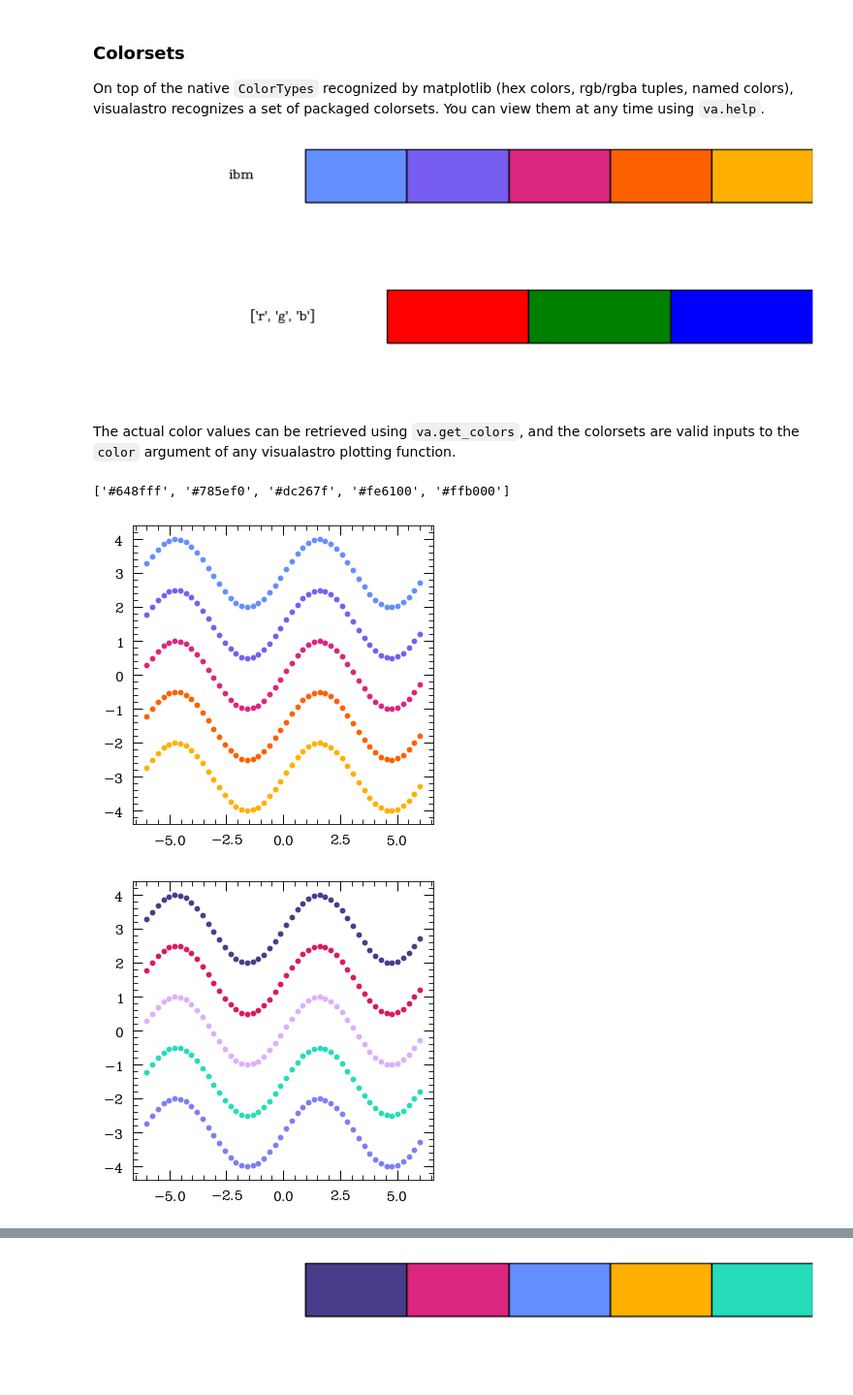
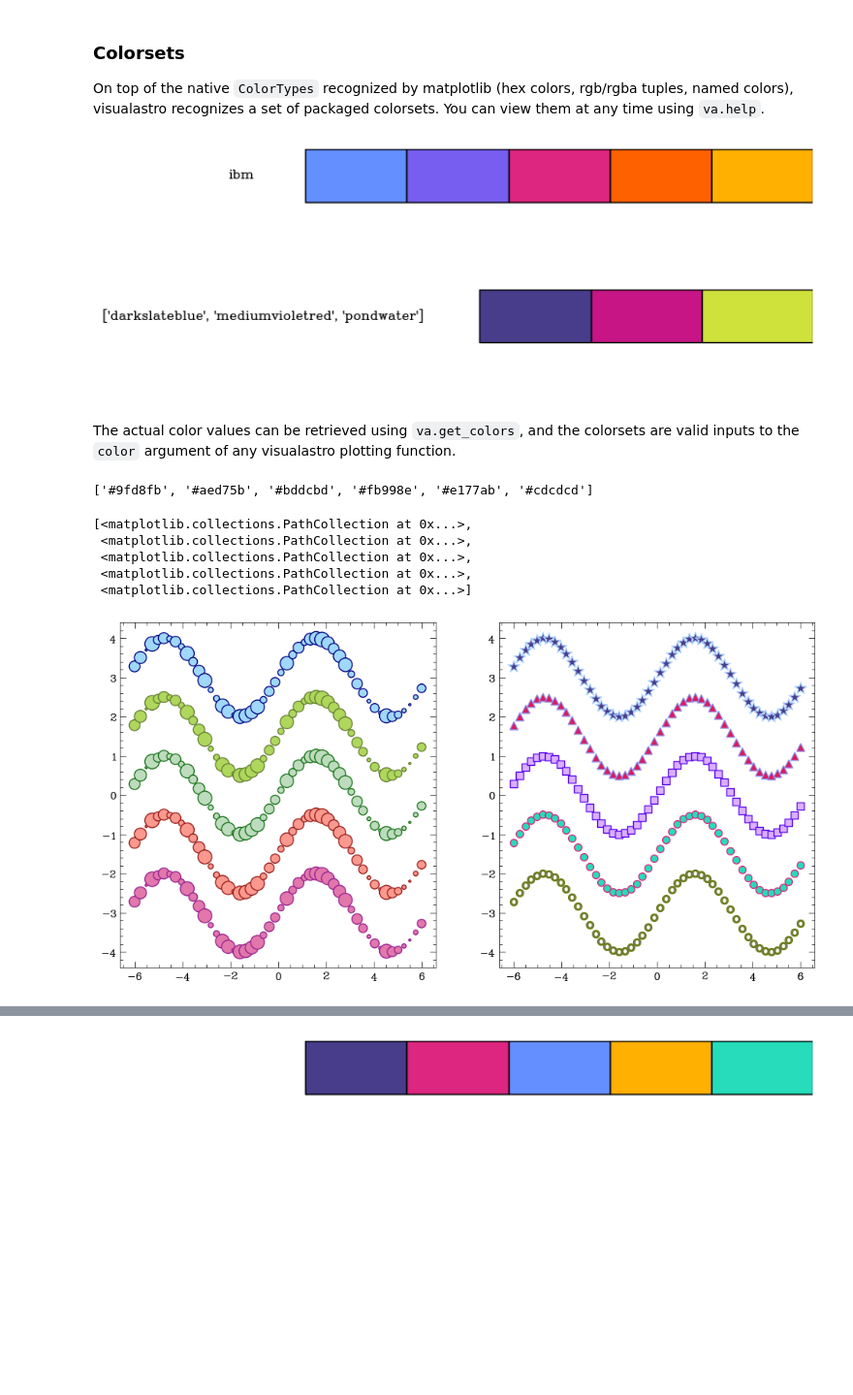
Before and after one commit to elkogerville/VisualAstro, a Jupyter notebook: examples/quickstart.ipynb, the cells around one changed output, grey strips where cells are left out. Shown at 97% size. Saved outputs shown, nothing was run; the diff lists cells and outputs as text; code cells hidden in the pictures; blank space fills up the shorter version.

```diff
--- a/examples/quickstart.ipynb
+++ b/examples/quickstart.ipynb
@@ -150,22 +152,41 @@ On top of the native `ColorTypes` recognized by matplotlib (hex colors, rgb/rgba
 # %%
 va.help.color('ibm', show_color_name=True)
 
-va.help.color(['r', 'g', 'b'], show_color_name=True)
+va.help.color(['darkslateblue', 'mediumvioletred', 'pondwater'], show_color_name=True)
 # %% [output]
 [figure]
-[figure, old version]
+[figure, new version]
 # %% [markdown]
 The actual color values can be retrieved using `va.get_colors`, and the colorsets are valid inputs to the `color` argument of any visualastro plotting function.
 # %%
-va.get_colors('ibm')
+colors = va.get_colors('cardstock_light')
+colors
 # %% [output]
-['#648fff', '#785ef0', '#dc267f', '#fe6100', '#ffb000']
+['#9fd8fb', '#aed75b', '#bddcbd', '#fb998e', '#e177ab', '#cdcdcd']
 # %%
 va.config.scatter_size = 10
-va.ax.scatter(t, [sin+3, sin+1.5, sin, sin-1.5, sin-3], color='ibm')
+fig, ax = va.gridspec()
+va.scatter(
+    t, [sin+3, sin+1.5, sin, sin-1.5, sin-3],
+    ax=ax[0],
+    color=colors,
+    edgecolor='cardstock_dark',
+    s=np.random.rand(len(t))*200
+)
 
-va.ax.scatter(t, [sin+3, sin+1.5, sin, sin-1.5, sin-3], color='MSG')
+va.scatter(
+    t, [sin+3, sin+1.5, sin, sin-1.5, sin-3],
+    ax=ax[1],
+    color='MSG',
+    ec='astro_contrast',
+    m=['*', '^', 's', 'o', '$o$'],
+    s=[140, 60, 50, 50, 50]
+)
 # %% [output]
+[<matplotlib.collections.PathCollection at 0x...>,
+ <matplotlib.collections.PathCollection at 0x...>,
+ <matplotlib.collections.PathCollection at 0x...>,
+ <matplotlib.collections.PathCollection at 0x...>,
+ <matplotlib.collections.PathCollection at 0x...>]
-[figure, old version]
+[figure, new version]
-[figure, removed]
 # %% [markdown]
```
Also changed, not shown: parts of 24 cells of this notebook.
